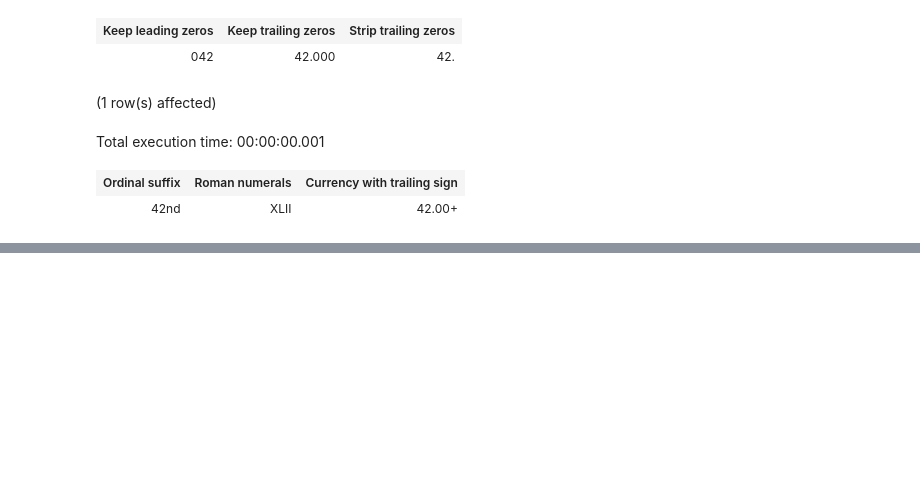
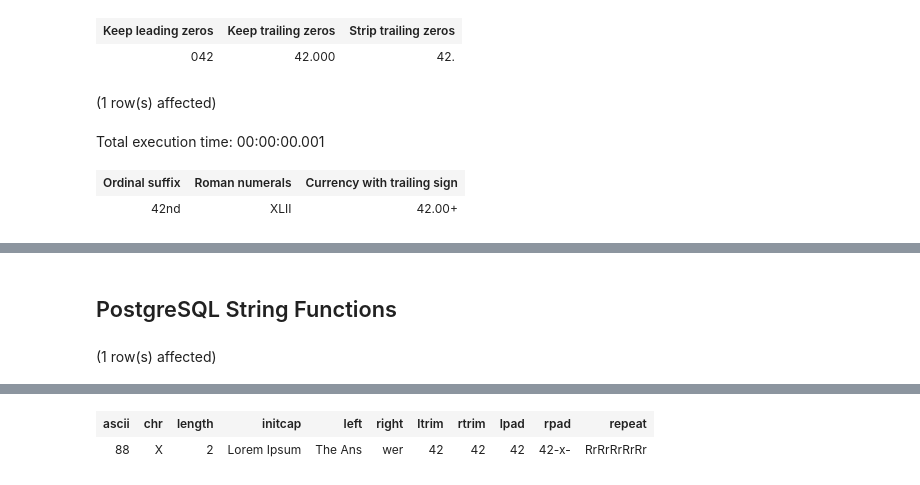
Before and after one commit to yaowenqiang/postgresql_functions_playbook, a Jupyter notebook: Notebook-1.ipynb, the cells around one changed output, grey strips where cells are left out. Drawn from its saved outputs; the diff is of its cells as text; code cells hidden in the pictures; blank space fills up the shorter version.

Commit message:
add functions for character data demo

```diff
--- a/Notebook-1.ipynb
+++ b/Notebook-1.ipynb
@@ -672,0 +724,17 @@ Total execution time: 00:00:00.001
+# %% [markdown]
+## PostgreSQL String Functions
+# %%
+SELECT
+    ascii('X'),
+    chr(88),
+    length('42'),
+    initcap('Lorem IPSUM'),
+    left('The Answer', 7),
+    right('The Answer', 3),
+    ltrim('        42'),
+    RTRIM('42-----','-x'),
+    lpad('42', 5),
+    rpad('42', 5, '-x'),
+    repeat('Rr', 5);
+# %% [output]
+(1 row(s) affected)
@@ -672,0 +742,2 @@ Total execution time: 00:00:00.001
+| ascii | chr | length | initcap | left | right | ltrim | rtrim | lpad | rpad | repeat |
+| 88 | X | 2 | Lorem Ipsum | The Ans | wer | 42 | 42 | 42 | 42-x- | RrRrRrRrRr |
```
Also changed, not shown: parts of 56 cells of this notebook.
